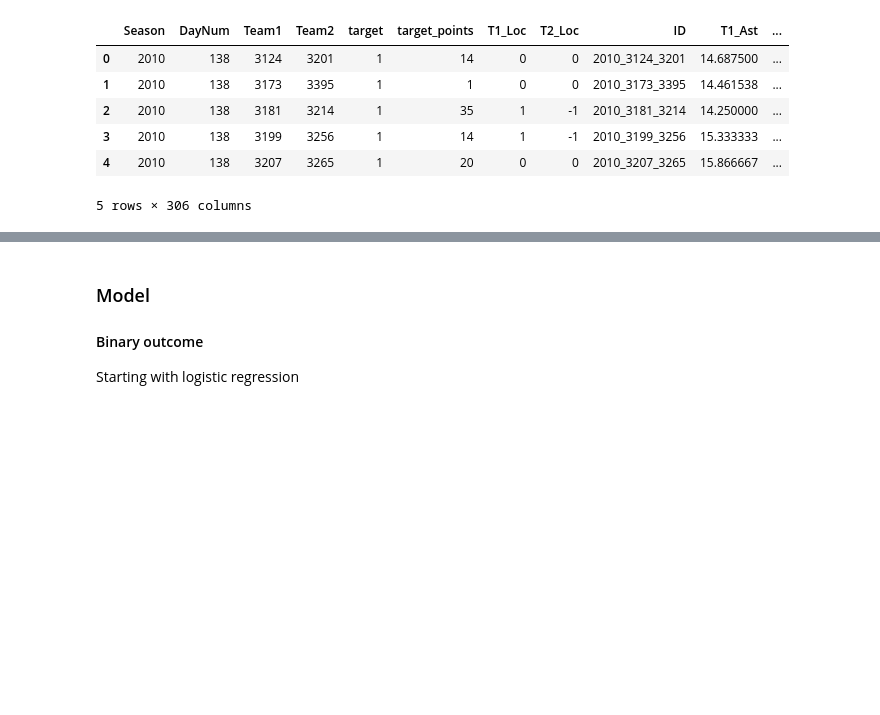
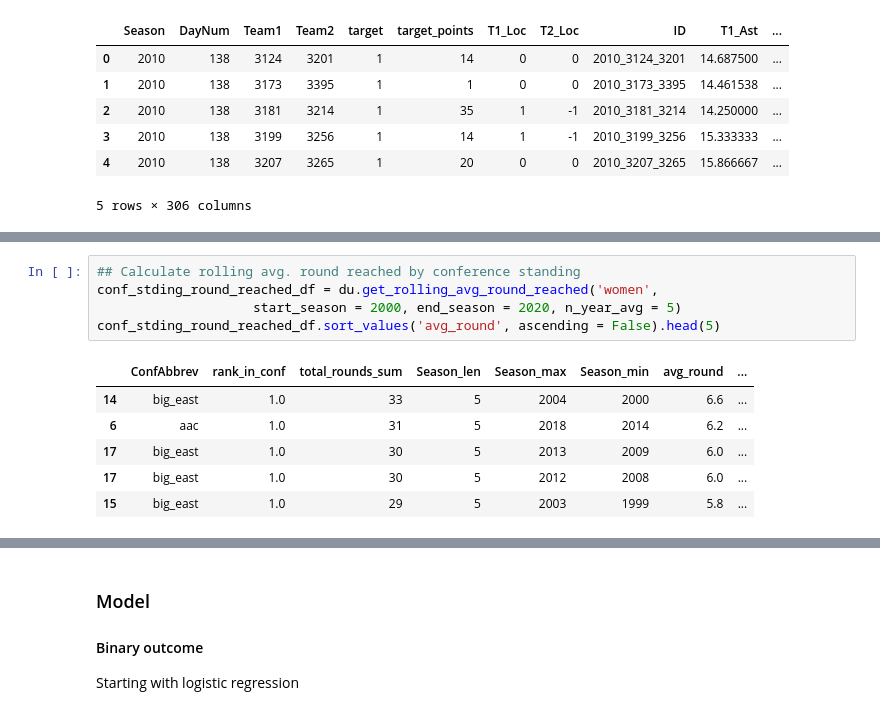
Before and after one commit to mtdickey/march-ml-mania-21, a Jupyter notebook: analysis/women/ml-mania-womens.ipynb, the cells around one changed output, grey strips where cells are left out. Saved outputs shown, nothing was run; the diff lists cells and outputs as text; blank space fills up the shorter version.

```diff
--- a/analysis/women/ml-mania-womens.ipynb
+++ b/analysis/women/ml-mania-womens.ipynb
@@ -58,0 +73,12 @@ tourney_results_df.head()
+# %%
+## Calculate rolling avg. round reached by conference standing
+conf_stding_round_reached_df = du.get_rolling_avg_round_reached('women',
+                    start_season = 2000, end_season = 2020, n_year_avg = 5)
+conf_stding_round_reached_df.sort_values('avg_round', ascending = False).head(5)
+# %% [output]
+|  | ConfAbbrev | rank_in_conf | total_rounds_sum | Season_len | Season_max | Season_min | avg_round | ... |
+| 14 | big_east | 1.0 | 33 | 5 | 2004 | 2000 | 6.6 | ... |
+| 6 | aac | 1.0 | 31 | 5 | 2018 | 2014 | 6.2 | ... |
+| 17 | big_east | 1.0 | 30 | 5 | 2013 | 2009 | 6.0 | ... |
+| 17 | big_east | 1.0 | 30 | 5 | 2012 | 2008 | 6.0 | ... |
+| 15 | big_east | 1.0 | 29 | 5 | 2003 | 1999 | 5.8 | ... |
```
Also changed, not shown: parts of 21 cells of this notebook, 3 other files.
